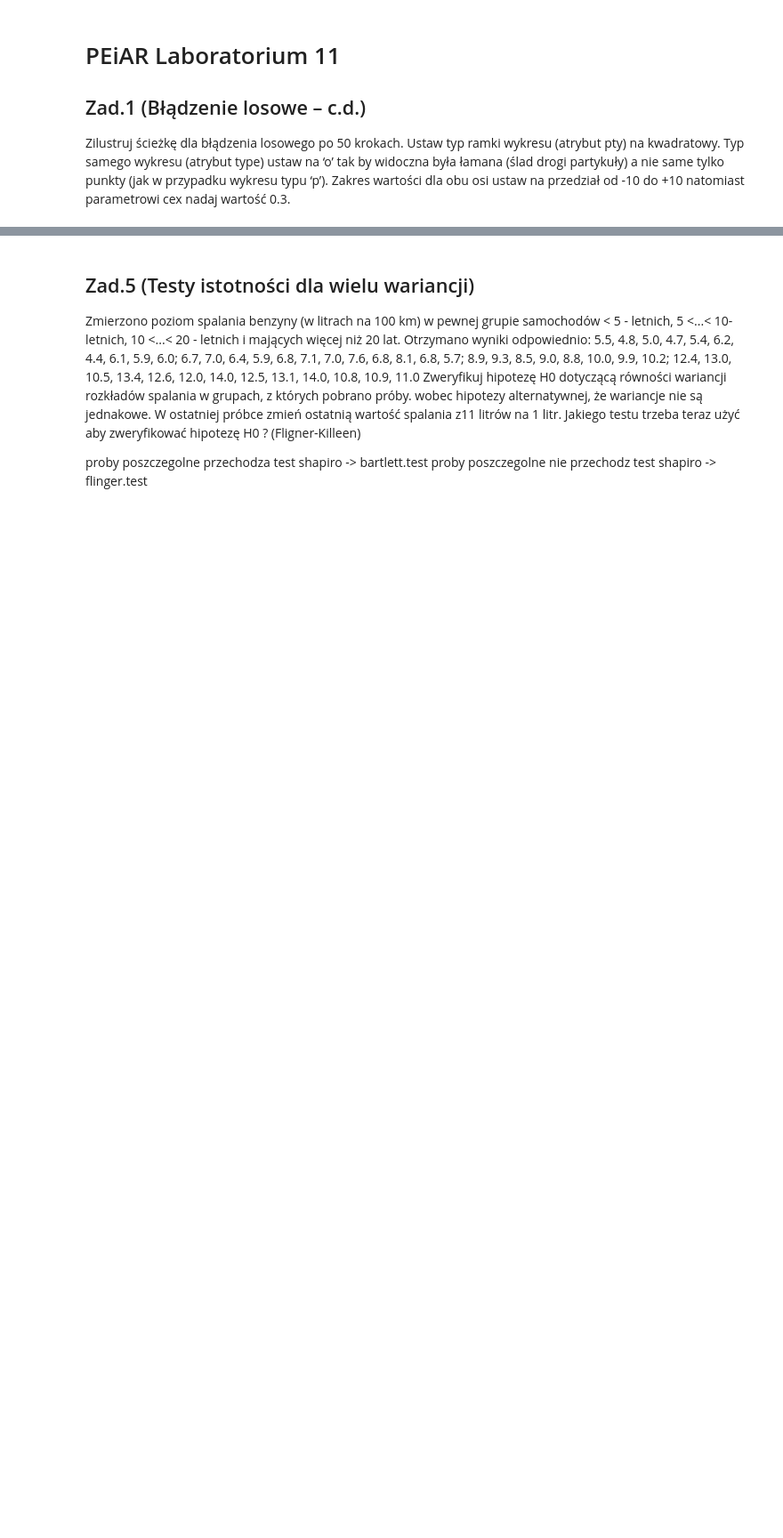
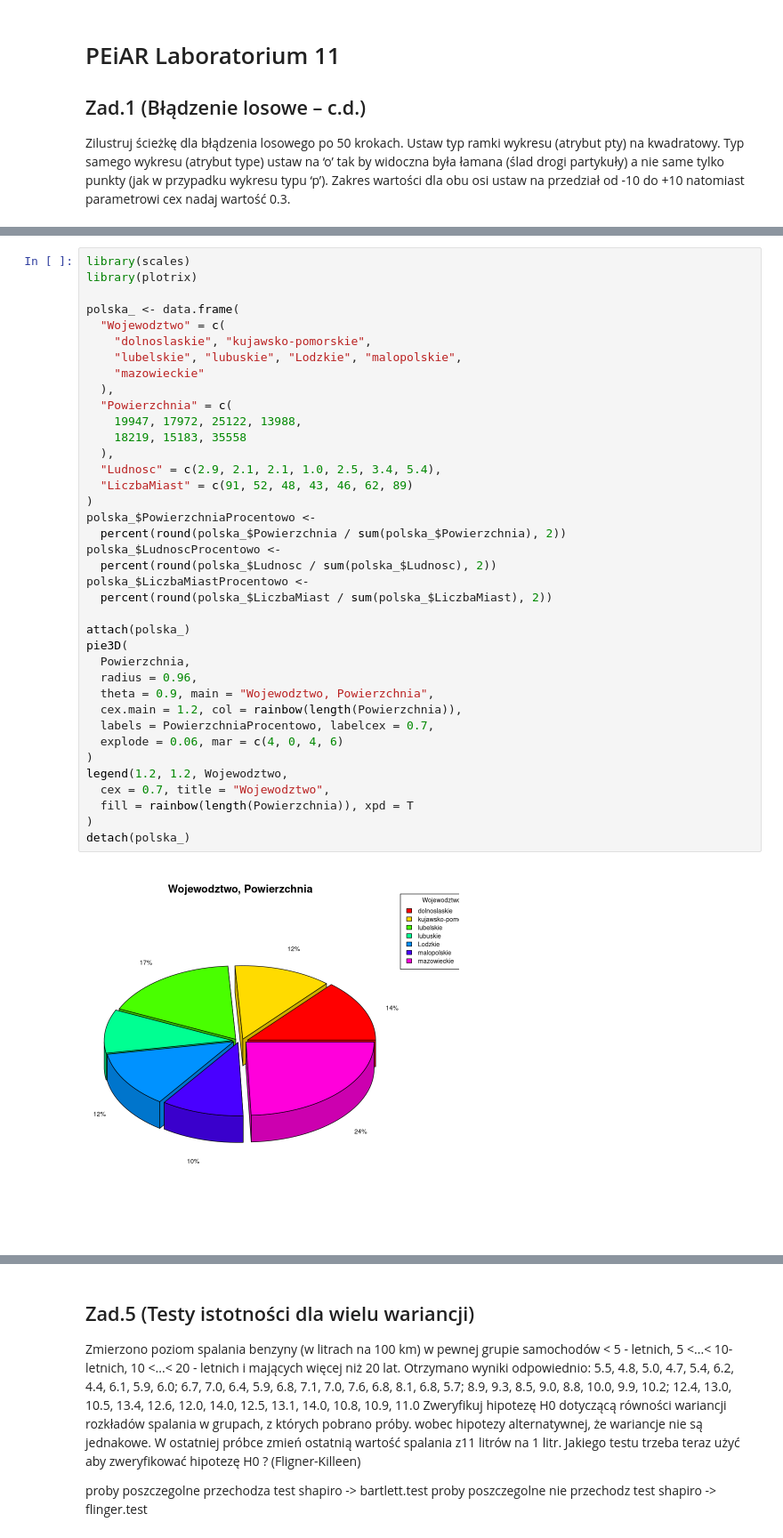
Before and after one commit to 30james00/pollub_R, a Jupyter notebook: Lab11.ipynb, the cells around one changed output, grey strips where cells are left out. Shown at 89% size. Saved outputs shown, nothing was run; the diff lists cells and outputs as text; blank space fills up the shorter version.

```diff
--- a/Lab11.ipynb
+++ b/Lab11.ipynb
@@ -35 +54,41 @@ fill=rainbow(length(Powierzchnia)), xpd = T)
 Podobne wykresy wykonaj dla LudnościProcentowo i LiczbyMiastProcentowo.
+# %%
+library(scales)
+library(plotrix)
+
+polska_ <- data.frame(
+  "Wojewodztwo" = c(
+    "dolnoslaskie", "kujawsko-pomorskie",
+    "lubelskie", "lubuskie", "Lodzkie", "malopolskie",
+    "mazowieckie"
+  ),
+  "Powierzchnia" = c(
+    19947, 17972, 25122, 13988,
+    18219, 15183, 35558
+  ),
+  "Ludnosc" = c(2.9, 2.1, 2.1, 1.0, 2.5, 3.4, 5.4),
+  "LiczbaMiast" = c(91, 52, 48, 43, 46, 62, 89)
+)
+polska_$PowierzchniaProcentowo <-
+  percent(round(polska_$Powierzchnia / sum(polska_$Powierzchnia), 2))
+polska_$LudnoscProcentowo <-
+  percent(round(polska_$Ludnosc / sum(polska_$Ludnosc), 2))
+polska_$LiczbaMiastProcentowo <-
+  percent(round(polska_$LiczbaMiast / sum(polska_$LiczbaMiast), 2))
+
+attach(polska_)
+pie3D(
+  Powierzchnia,
+  radius = 0.96,
+  theta = 0.9, main = "Wojewodztwo, Powierzchnia",
+  cex.main = 1.2, col = rainbow(length(Powierzchnia)),
+  labels = PowierzchniaProcentowo, labelcex = 0.7,
+  explode = 0.06, mar = c(4, 0, 4, 6)
+)
+legend(1.2, 1.2, Wojewodztwo,
+  cex = 0.7, title = "Wojewodztwo",
+  fill = rainbow(length(Powierzchnia)), xpd = T
+)
+detach(polska_)
+# %% [output]
+[figure, added]
```
Also changed, not shown: parts of 11 cells of this notebook, 1 other file.
